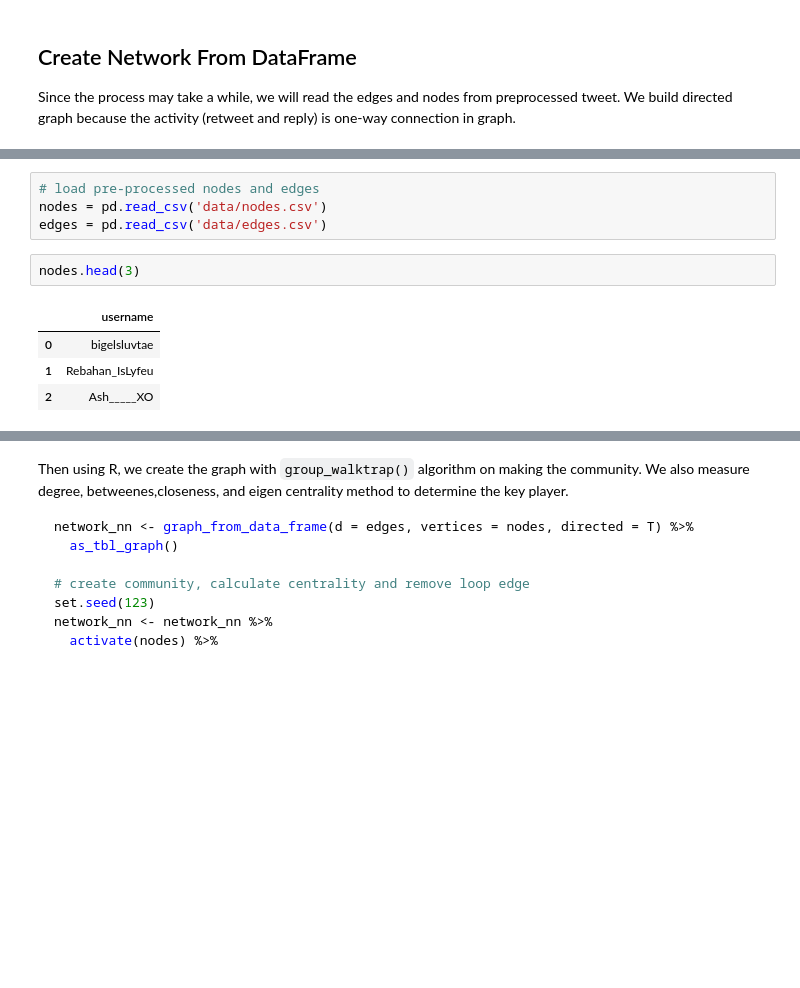
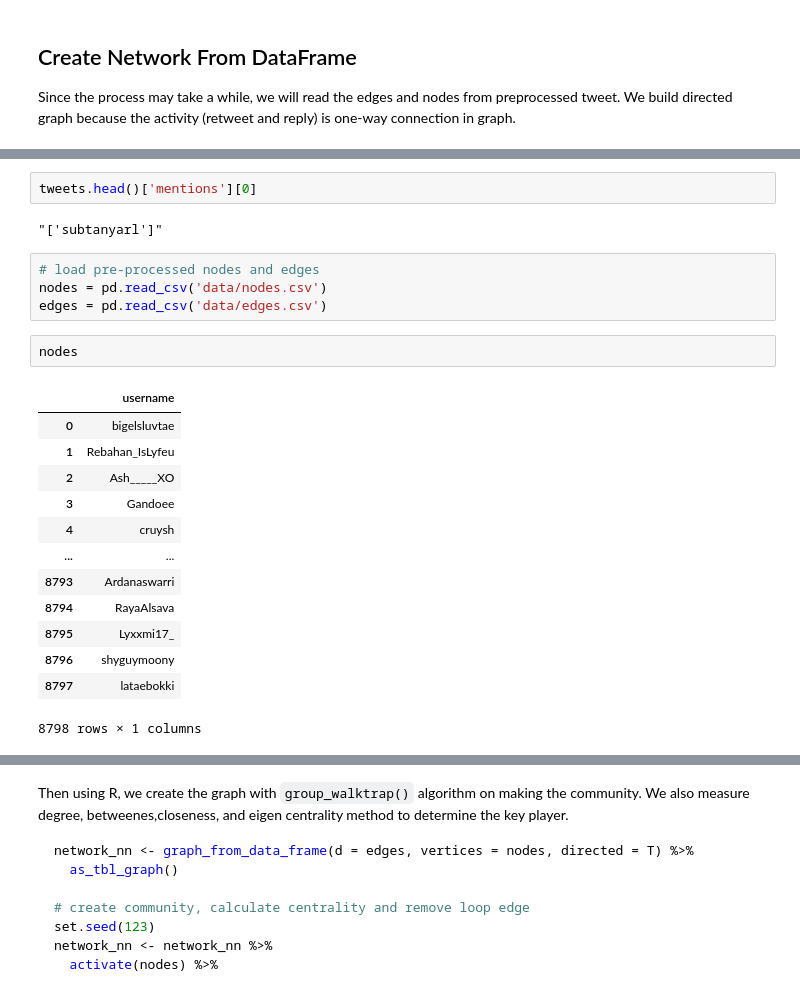
Before and after one commit to iqbalbasyar/black-lives-matter-tweet, a Jupyter notebook: black lives matters.ipynb, the cells around one changed output, grey strips where cells are left out. Saved outputs shown, nothing was run; the diff lists cells and outputs as text; blank space fills up the shorter version.

```diff
--- a/black lives matters.ipynb
+++ b/black lives matters.ipynb
@@ -95,12 +123,25 @@ Since the process may take a while, we will read the edges and nodes from prepro
+# %%
+tweets.head()['mentions'][0]
+# %% [output]
+"['subtanyarl']"
 # %%
 # load pre-processed nodes and edges
 nodes = pd.read_csv('data/nodes.csv')
 edges = pd.read_csv('data/edges.csv')
 # %%
-nodes.head(3)
+nodes
 # %% [output]
 |  | username |
 | 0 | bigelsluvtae |
 | 1 | Rebahan_IsLyfeu |
 | 2 | Ash_____XO |
+| 3 | Gandoee |
+| 4 | cruysh |
+| ... | ... |
+| 8793 | Ardanaswarri |
+| 8794 | RayaAlsava |
+| 8795 | Lyxxmi17_ |
+| 8796 | shyguymoony |
+| 8797 | lataebokki |
+8798 rows × 1 columns
 # %%
```
Also changed, not shown: parts of 11 cells of this notebook, 4 other files.
